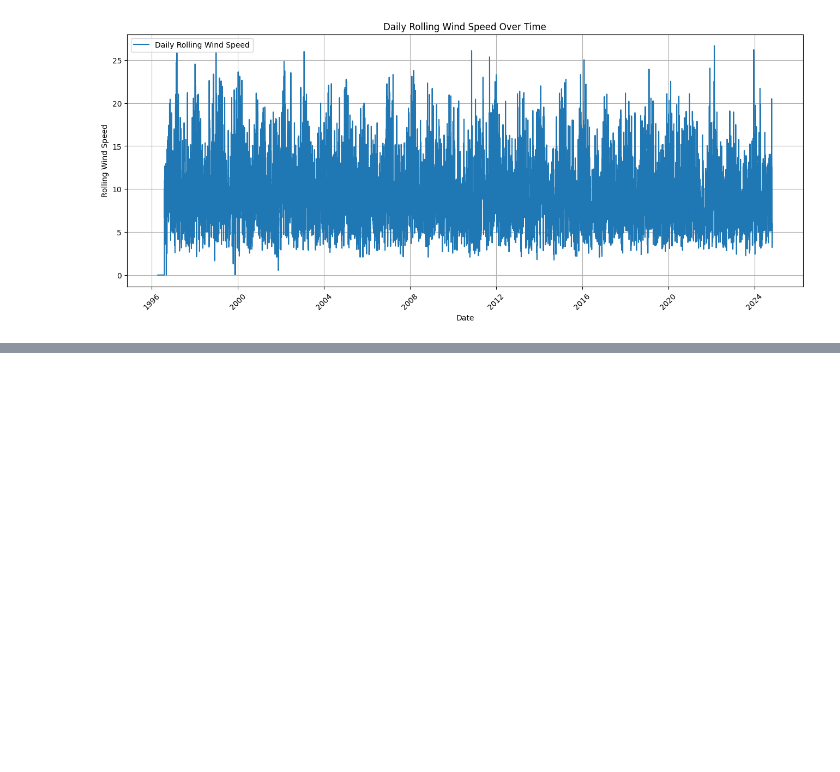
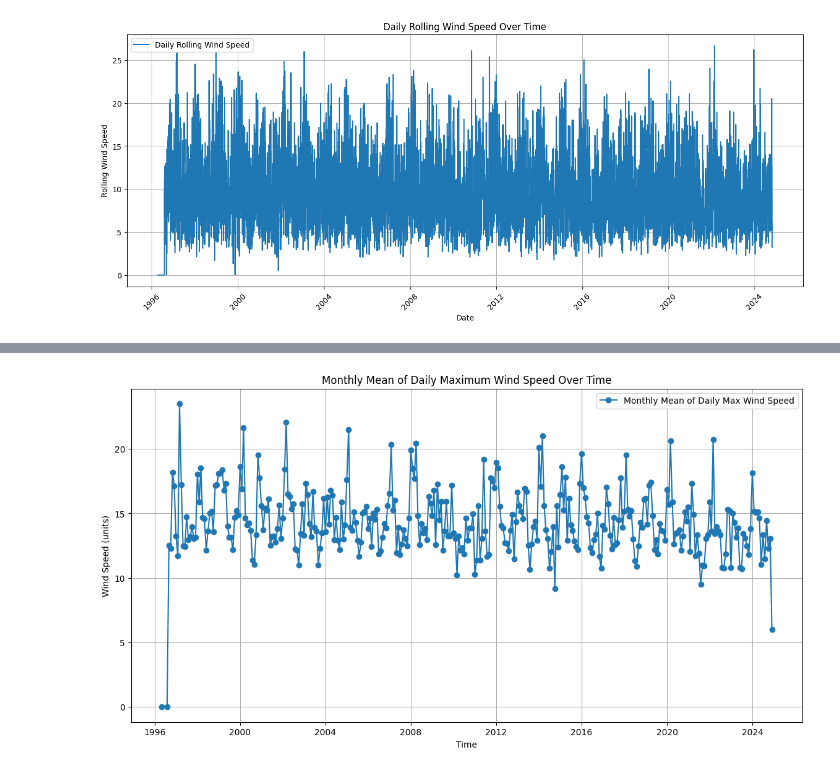
Before and after one commit to jakedaly97/PFDA, a Jupyter notebook: assignments/assignment_6_Weather.ipynb, the cells around one changed output, grey strips where cells are left out. Cells and saved outputs as stored; diff of their text form; code cells hidden in the pictures; blank space fills up the shorter version.

```diff
--- a/assignments/assignment_6_Weather.ipynb
+++ b/assignments/assignment_6_Weather.ipynb
@@ -178,0 +210,15 @@ plt.show()
+# %%
+df_cleaned['Time'] = pd.to_datetime(df_cleaned['Time'])
+df_cleaned.set_index('Time', inplace=True)
+
+# Calculate daily maximum wind speed
+daily_max_wdsp = df_cleaned['WindSpeed'].resample('D').max()
+
+# Calculate monthly mean of the daily maximum wind speeds
+monthly_mean_daily_max_wdsp = daily_max_wdsp.resample('M').mean()
+
+# Print the result
+print(monthly_mean_daily_max_wdsp)
+
+# Resource
+# https://www.earthdatascience.org/courses/use-data-open-source-python/use-time-series-data-in-python/date-time-types-in-pandas-python/resample-time-series-data-pandas-python/
@@ -178,0 +244,11 @@ plt.show()
+# %%
+plt.figure(figsize=(14, 7))
+plt.plot(monthly_mean_daily_max_wdsp.index, monthly_mean_daily_max_wdsp, marker='o', label='Monthly Mean of Daily Max Wind Speed')
+plt.title('Monthly Mean of Daily Maximum Wind Speed Over Time')
+plt.xlabel('Time')
+plt.ylabel('Wind Speed (units)')
+plt.grid(True)
+plt.legend()
+plt.show()
+# %% [output]
+[figure, added]
```
Also changed, not shown: parts of 3 cells of this notebook.
